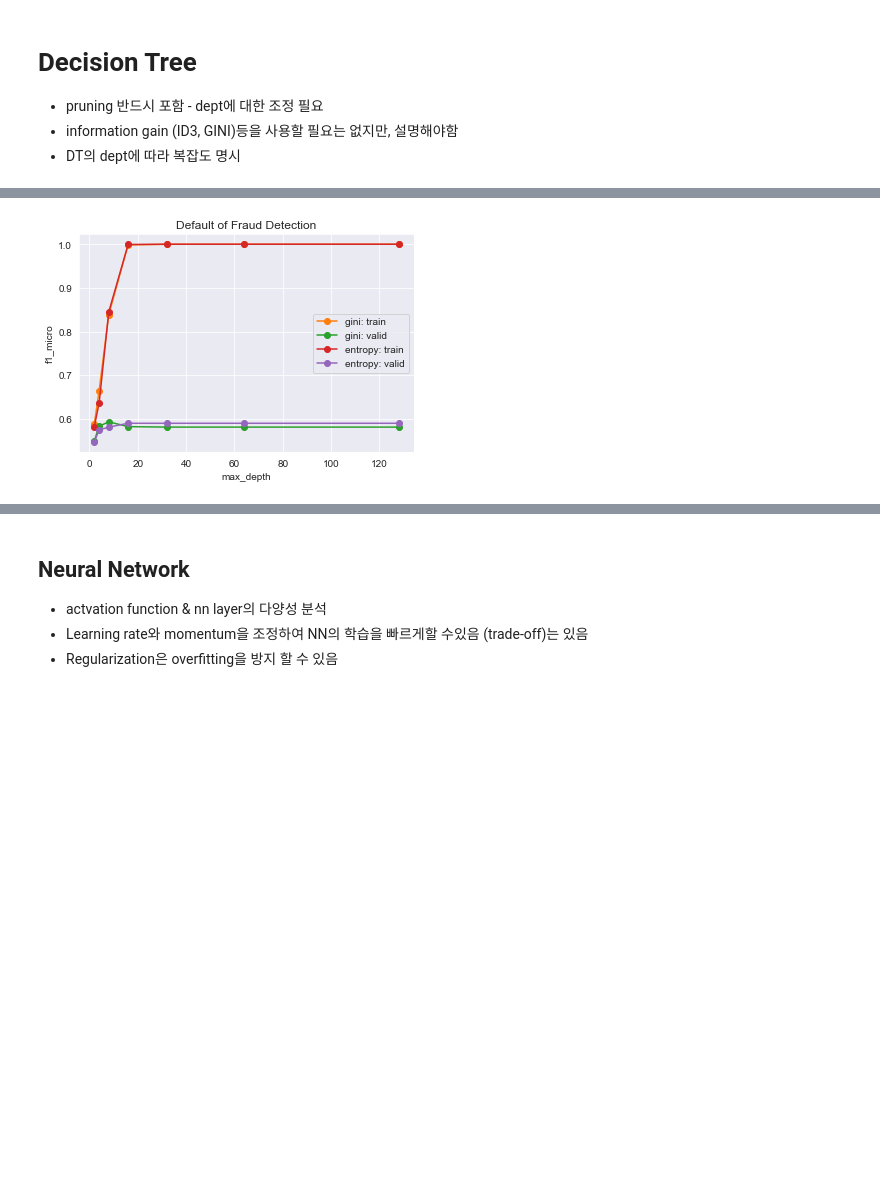
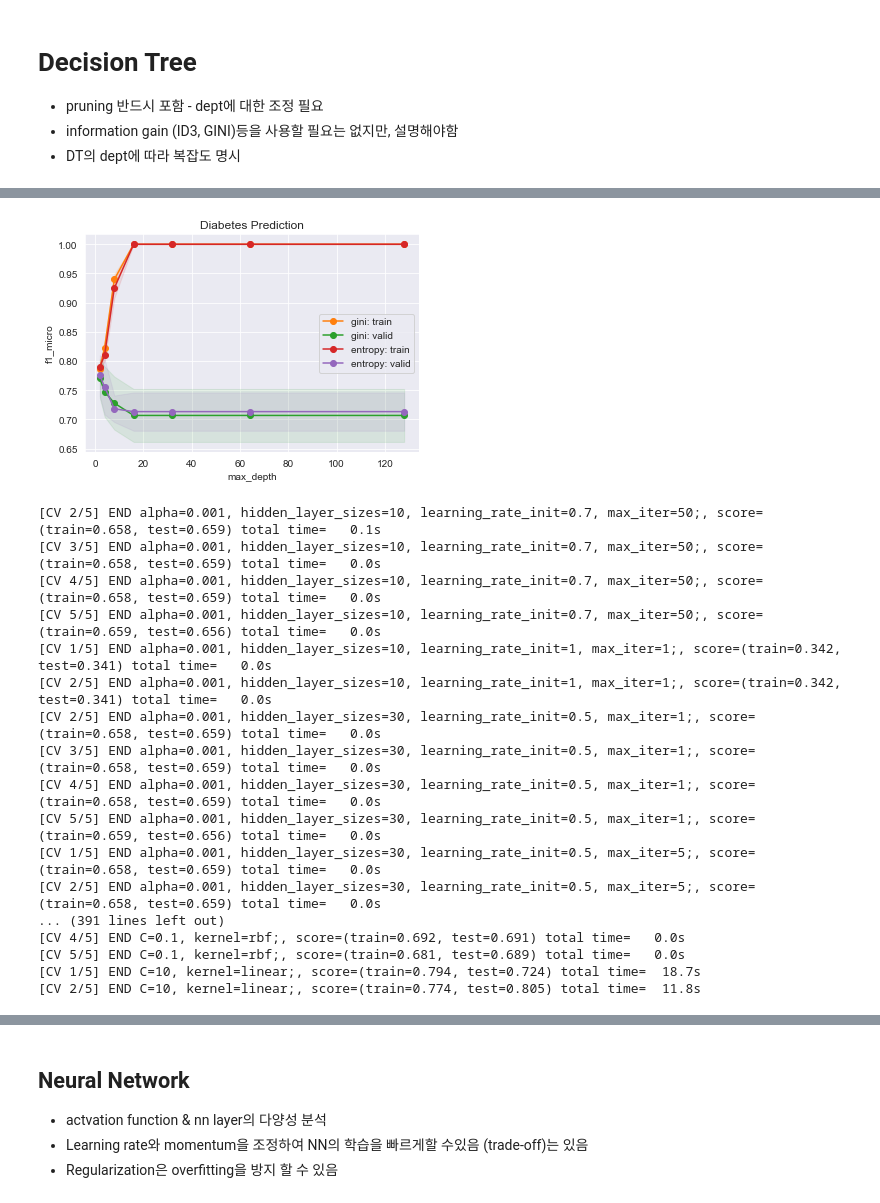
Before and after one commit to rainmaker712/machine-learning-note, a Jupyter notebook: supervised_learning/diabet_analysis.ipynb, the cells around one changed output, grey strips where cells are left out. Saved outputs shown, nothing was run; the diff lists cells and outputs as text; code cells hidden in the pictures; blank space fills up the shorter version.

```diff
--- a/supervised_learning/diabet_analysis.ipynb
+++ b/supervised_learning/diabet_analysis.ipynb
@@ -172,37 +155,62 @@ gini_df = tree_grid_search_result_df[tree_grid_search_result_df['param_criterion
 entropy_df = tree_grid_search_result_df[tree_grid_search_result_df['param_criterion'].str.contains('entropy')]
 
 x_range=params['max_depth']
 x_label="max_depth"
 y_label="f1_micro"
-title="Default of Fraud Detection"
+title="Diabetes Prediction"
 
 gini_mean_train = gini_df["mean_train_score"]
 gini_std_train = gini_df["std_train_score"]
 
 gini_mean_test = gini_df["mean_test_score"]
 gini_std_test = gini_df["std_test_score"]
 
 entropy_mean_train = entropy_df["mean_train_score"]
-entropy_std_train = gini_df["std_train_score"]
+entropy_std_train = entropy_df["std_train_score"]
 
 entropy_mean_test = entropy_df["mean_test_score"]
-entropy_std_test = gini_df["std_test_score"]
+entropy_std_test = entropy_df["std_test_score"]
 
 plt.grid()
 plt.xlabel(x_label)
 plt.ylabel(y_label)
 plt.title(title)
 
 plt.plot(x_range, gini_mean_train, marker='o', label='gini: train', color=f"C{1}")
+plt.fill_between(x_range, gini_mean_train+gini_std_train,
+            gini_mean_train-gini_std_train, color=f'C{1}', alpha=0.1)
 plt.plot(x_range, gini_mean_test, marker='o', label='gini: valid', color=f"C{2}")
+plt.fill_between(x_range, gini_mean_test+gini_std_test,
+         gini_mean_test-gini_std_test, color=f"C{2}", alpha=0.1)
 
 plt.plot(x_range, entropy_mean_train, marker='o', label='entropy: train', color=f"C{3}")
+plt.fill_between(x_range, entropy_mean_train+entropy_std_train,
+            entropy_mean_train-entropy_std_train, color=f'C{3}', alpha=0.1)
 plt.plot(x_range, entropy_mean_test, marker='o', label='entropy: valid', color=f"C{4}")
+plt.fill_between(x_range, entropy_mean_test+entropy_std_test,
+         entropy_mean_test-entropy_std_test, color=f"C{4}", alpha=0.1)
 
 plt.legend()
 plt.show()
 # %% [output]
-[figure, old version]
+[figure, new version]
+[CV 2/5] END alpha=0.001, hidden_layer_sizes=10, learning_rate_init=0.7, max_iter=50;, score=(train=0.658, test=0.659) total time=   0.1s
+[CV 3/5] END alpha=0.001, hidden_layer_sizes=10, learning_rate_init=0.7, max_iter=50;, score=(train=0.658, test=0.659) total time=   0.0s
+[CV 4/5] END alpha=0.001, hidden_layer_sizes=10, learning_rate_init=0.7, max_iter=50;, score=(train=0.658, test=0.659) total time=   0.0s
+[CV 5/5] END alpha=0.001, hidden_layer_sizes=10, learning_rate_init=0.7, max_iter=50;, score=(train=0.659, test=0.656) total time=   0.0s
+[CV 1/5] END alpha=0.001, hidden_layer_sizes=10, learning_rate_init=1, max_iter=1;, score=(train=0.342, test=0.341) total time=   0.0s
+[CV 2/5] END alpha=0.001, hidden_layer_sizes=10, learning_rate_init=1, max_iter=1;, score=(train=0.342, test=0.341) total time=   0.0s
+[CV 2/5] END alpha=0.001, hidden_layer_sizes=30, learning_rate_init=0.5, max_iter=1;, score=(train=0.658, test=0.659) total time=   0.0s
+[CV 3/5] END alpha=0.001, hidden_layer_sizes=30, learning_rate_init=0.5, max_iter=1;, score=(train=0.658, test=0.659) total time=   0.0s
+[CV 4/5] END alpha=0.001, hidden_layer_sizes=30, learning_rate_init=0.5, max_iter=1;, score=(train=0.658, test=0.659) total time=   0.0s
+[CV 5/5] END alpha=0.001, hidden_layer_sizes=30, learning_rate_init=0.5, max_iter=1;, score=(train=0.659, test=0.656) total time=   0.0s
+[CV 1/5] END alpha=0.001, hidden_layer_sizes=30, learning_rate_init=0.5, max_iter=5;, score=(train=0.658, test=0.659) total time=   0.0s
+[CV 2/5] END alpha=0.001, hidden_layer_sizes=30, learning_rate_init=0.5, max_iter=5;, score=(train=0.658, test=0.659) total time=   0.0s
+... (391 lines left out)
+[CV 4/5] END C=0.1, kernel=rbf;, score=(train=0.692, test=0.691) total time=   0.0s
+[CV 5/5] END C=0.1, kernel=rbf;, score=(train=0.681, test=0.689) total time=   0.0s
+[CV 1/5] END C=10, kernel=linear;, score=(train=0.794, test=0.724) total time=  18.7s
+[CV 2/5] END C=10, kernel=linear;, score=(train=0.774, test=0.805) total time=  11.8s
 # %%
 # search for the best param
 best_params = tree_grid_search_result_df["params"][np.argmax(tree_grid_search_result_df['mean_test_score'])]
```
Also changed, not shown: parts of 35 cells of this notebook, 6 other files.
